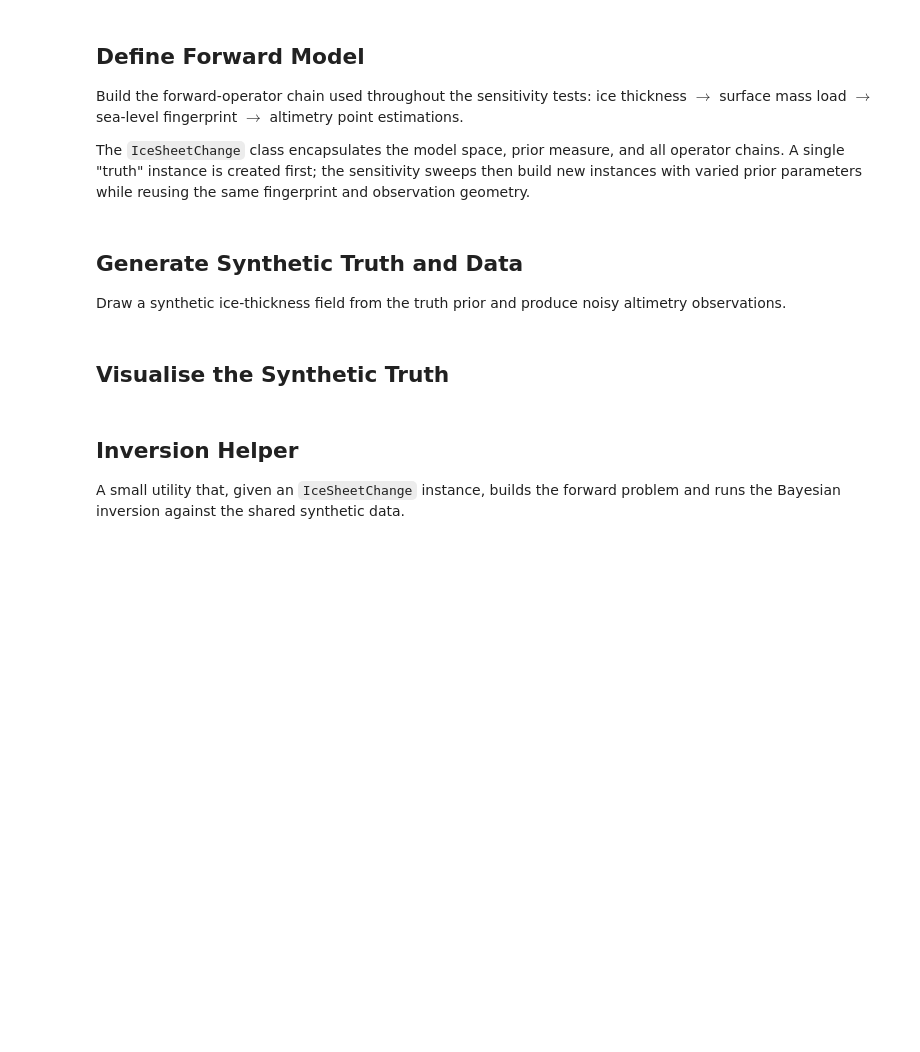
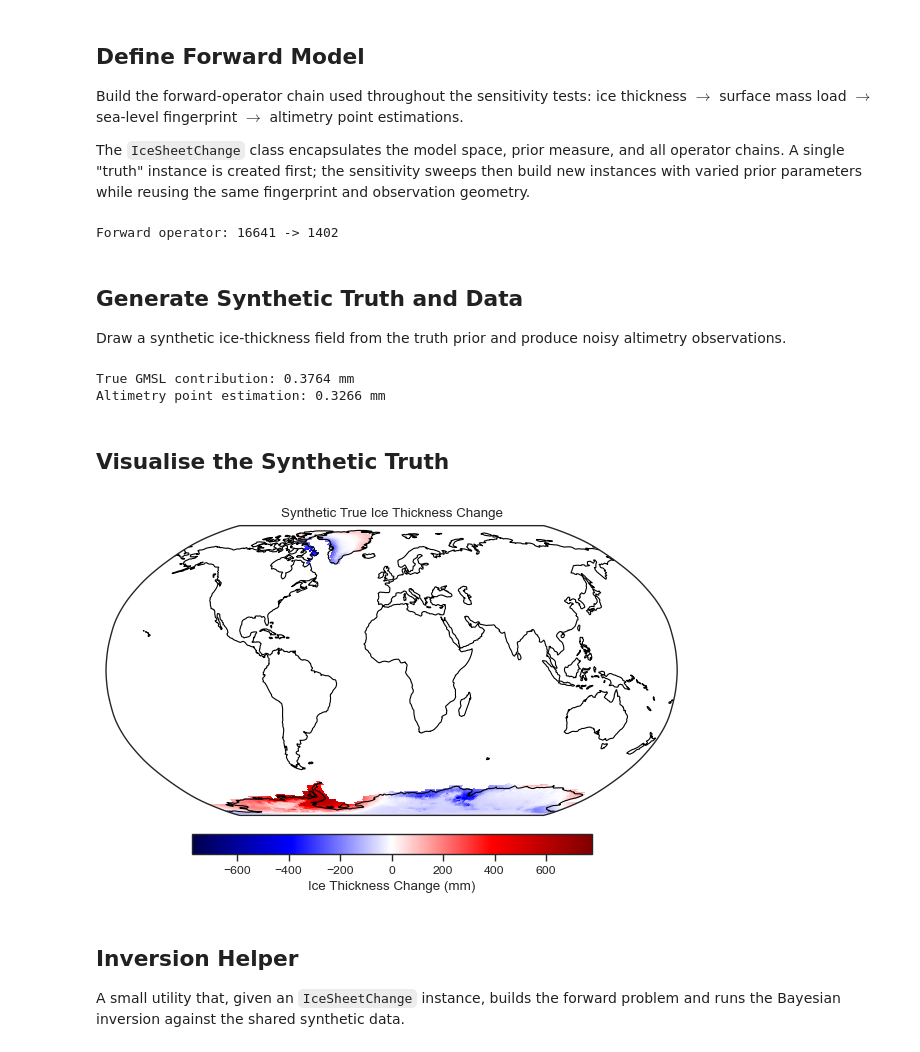
Before and after one commit to 0thomasholland/Part_III_Project, a Jupyter notebook: notebooks/07 - Inversion Sensitivity.ipynb, the cells around one changed output. Cells and saved outputs as stored; diff of their text form; code cells hidden in the pictures; blank space fills up the shorter version.

```diff
--- a/notebooks/07 - Inversion Sensitivity.ipynb
+++ b/notebooks/07 - Inversion Sensitivity.ipynb
@@ -15,9 +15,10 @@ import numpy as np
 import seaborn as sns
 from pathlib import Path
 from scipy import stats
-
+from tqdm import tqdm
 from pygeoinf import (
     CholeskySolver,
+    CGMatrixSolver,
     GaussianMeasure,
     LinearBayesianInversion,
     LinearForwardProblem,
@@ -30,7 +31,9 @@ from pyslfp import (
 
 from project import colors
 from pygeoinf_extras import standard_dev
-from pygeoinf_extras.operators import point_averaging_operator
+from pygeoinf_extras.operators import (
+    point_averaging_operator,
+)
 from pyslfp_extras.ice_thickness import IceSheetChange
 from pyslfp_extras.plotting import plot
 
@@ -40,7 +43,7 @@ sns.set_style("ticks")
 
 fig_format = "png"
 NOTEBOOK_DIR = Path.cwd()
-FIGURES_DIR = NOTEBOOK_DIR.parent / "figures" / fig_format
+FIGURES_DIR = NOTEBOOK_DIR / "figures" / fig_format
 FIGURES_DIR.mkdir(parents=True, exist_ok=True)
 
 print(f"Notebook directory: {NOTEBOOK_DIR}")
@@ -57,13 +63,15 @@ and all operator chains.  A single "truth" instance is created first; the
 sensitivity sweeps then build new instances with varied prior parameters
 while reusing the same fingerprint and observation geometry.
 # %%
-lmax = 256
+lmax = 128
 altimetry_degree_density = 5.0
 
 # --- Initialise fingerprint model ---
 fp = FingerPrint(lmax=lmax)
 fp.set_state_from_ice_ng(version=IceModel.ICE7G, date=0.0)
-fp_op = fp.as_sobolev_linear_operator(2, fp.mean_sea_floor_radius * 0.1)
+fp_op = fp.as_sobolev_linear_operator(
+    2, fp.mean_sea_floor_radius * 0.1
+)
 
 # --- Truth prior: moderate length scale, small GMSL std ---
 truth_length_scale = 0.1 * fp.mean_sea_floor_radius
@@ -100,12 +108,18 @@ GMSL_weighting_function = (
     * fp.length_scale
     / (fp.water_density * fp.ocean_area)
 )
-B = averaging_operator(model_space, [GMSL_weighting_function])
+B = averaging_operator(
+    model_space, [GMSL_weighting_function]
+)
 
 # Point-averaging operator for altimetric GMSL comparison
 F = point_averaging_operator(data_space)
 
-print(f"Forward operator: {model_space.dim} -> {data_space.dim}")
+print(
+    f"Forward operator: {model_space.dim} -> {data_space.dim}"
+)
+# %% [output]
+Forward operator: 16641 -> 1402
 # %% [markdown]
 ## Generate Synthetic Truth and Data
 
@@ -114,8 +128,10 @@ noisy altimetry observations.
 # %%
 # --- Data error ---
 altimetry_std_dev = 0.001
-data_error_measure = GaussianMeasure.from_standard_deviation(
-    data_space, altimetry_std_dev
+data_error_measure = (
+    GaussianMeasure.from_standard_deviation(
+        data_space, altimetry_std_dev
+    )
 )
 
 # --- Build the forward operator from the truth instance ---
@@ -132,24 +148,51 @@ forward_problem = LinearForwardProblem(
 # --- Draw truth ---
 truth_prior_measure = truth_ice_change.ice_thickness
 np.random.seed(76)
-model_true, data = forward_problem.synthetic_model_and_data(truth_prior_measure)
+model_true, data = forward_problem.synthetic_model_and_data(
+    truth_prior_measure
+)
 
 # --- True GMSL ---
 GMSL_true = B(model_true)[0]
 print(f"True GMSL contribution: {GMSL_true:.4f} mm")
+
+# --- Altimetry point estimation ---
+ssh_estimation_alt = (
+    truth_ice_change.load_to_point_estimated_gmsl_operator(
+        truth_ice_change.ice_thickness_to_load_operator(
+            model_true
+        )
+    )[0]
+    * 1000
+)
+print(
+    f"Altimetry point estimation: {ssh_estimation_alt:.4f} mm"
+)
+# %% [output]
+True GMSL contribution: 0.3764 mm
+Altimetry point estimation: 0.3266 mm
 # %% [markdown]
 ## Visualise the Synthetic Truth
 # %%
 fig, ax, im = plot(
-    model_true * fp.length_scale * 1000 * fp.ice_projection(),
+    model_true
+    * fp.length_scale
+    * 1000
+    * fp.ice_projection(),
     coasts=True,
     cmap="seismic",
     symmetric=True,
     colorbar_label="Ice Thickness Change (mm)",
 )
 ax.set_title("Synthetic True Ice Thickness Change")
-fig.savefig(FIGURES_DIR / f"7-0_true_ice_thickness.{fig_format}", dpi=300, bbox_inches="tight")
+fig.savefig(
+    FIGURES_DIR / f"7-0_true_ice_thickness.{fig_format}",
+    dpi=300,
+    bbox_inches="tight",
+)
 plt.show()
+# %% [output]
+[figure, added]
 # %% [markdown]
 ## Inversion Helper
 
```
Also changed, not shown: parts of 14 cells of this notebook, 10 other files.
